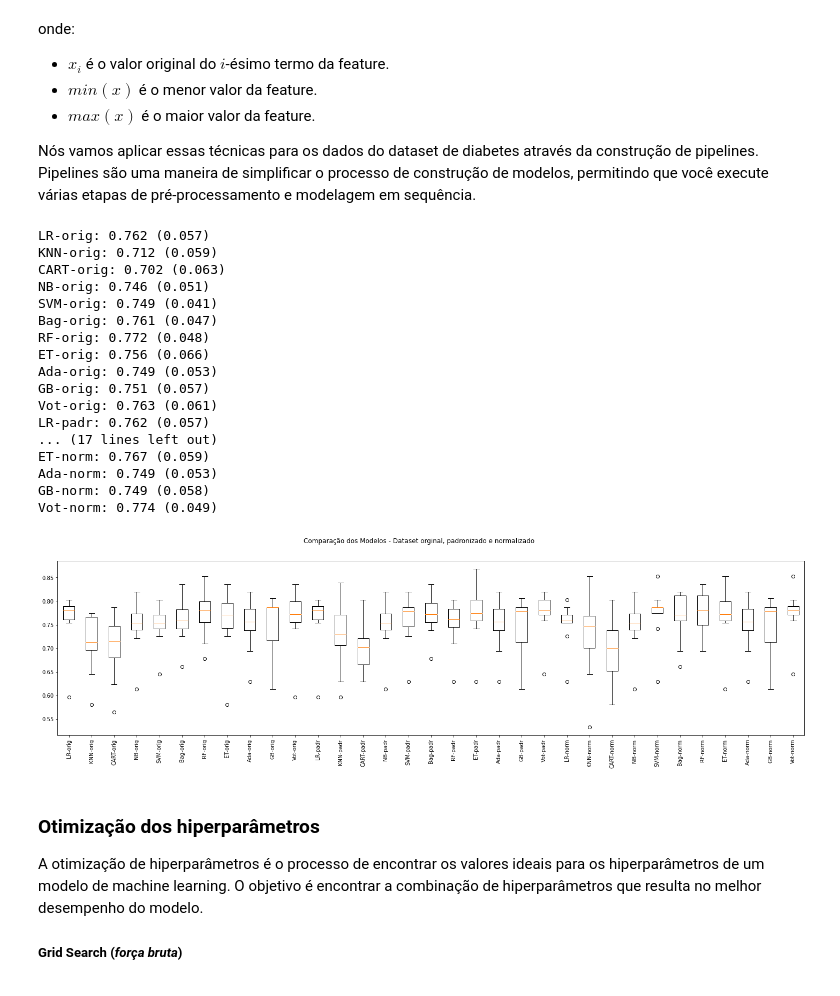
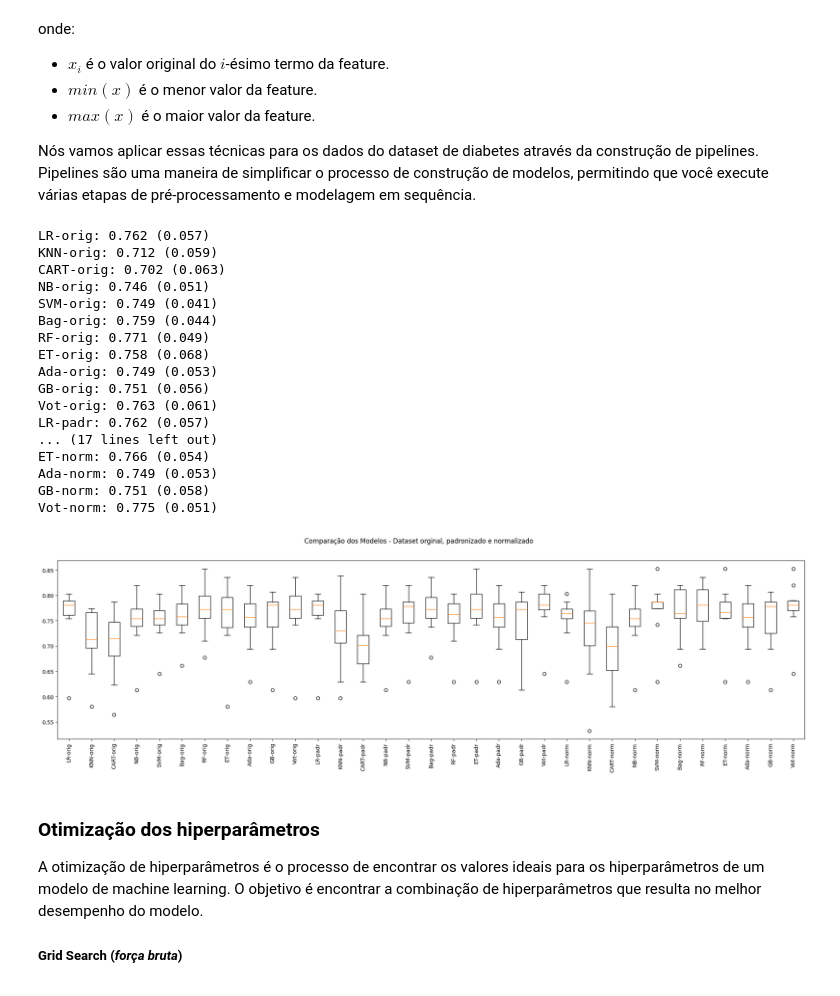
Before and after one commit to dipucriodigital/engenharia-de-software, a Jupyter notebook: mvp-qualidade-seguranca-sistemas-inteligentes/api/MachineLearning/notebooks/Diabetes_Classification.ipynb, the cells around one changed output. Saved outputs shown, nothing was run; the diff lists cells and outputs as text; code cells hidden in the pictures.

```diff
--- a/mvp-qualidade-seguranca-sistemas-inteligentes/api/MachineLearning/notebooks/Diabetes_Classification.ipynb
+++ b/mvp-qualidade-seguranca-sistemas-inteligentes/api/MachineLearning/notebooks/Diabetes_Classification.ipynb
@@ -118,7 +137,7 @@ model3 = SVC()
 bases.append(('svm', model3))
 
 # Criando os ensembles e adicionando-os na lista de modelos
-models.append(('Bagging', BaggingClassifier(base_estimator=base, n_estimators=num_trees)))
+models.append(('Bagging', BaggingClassifier(estimator=base, n_estimators=num_trees)))
 models.append(('RF', RandomForestClassifier(n_estimators=num_trees, max_features=max_features)))
 models.append(('ET', ExtraTreesClassifier(n_estimators=num_trees, max_features=max_features)))
 models.append(('Ada', AdaBoostClassifier(n_estimators=num_trees)))
@@ -210,7 +229,7 @@ knn = ('KNN', KNeighborsClassifier())
 cart = ('CART', DecisionTreeClassifier())
 naive_bayes = ('NB', GaussianNB())
 svm = ('SVM', SVC())
-bagging = ('Bag', BaggingClassifier(base_estimator=base, n_estimators=num_trees))
+bagging = ('Bag', BaggingClassifier(estimator=base, n_estimators=num_trees))
 random_forest = ('RF', RandomForestClassifier(n_estimators=num_trees, max_features=max_features))
 extra_trees = ('ET', ExtraTreesClassifier(n_estimators=num_trees, max_features=max_features))
 adaboost = ('Ada', AdaBoostClassifier(n_estimators=num_trees))
@@ -263,41 +282,41 @@ pipelines.append(('ET-norm', Pipeline([min_max_scaler, extra_trees])))
 pipelines.append(('Ada-norm', Pipeline([min_max_scaler, adaboost])))
 pipelines.append(('GB-norm', Pipeline([min_max_scaler, gradient_boosting])))
 pipelines.append(('Vot-norm', Pipeline([min_max_scaler, voting])))
 
 # Executando os pipelines
 for name, model in pipelines:
     cv_results = cross_val_score(model, X_train, y_train, cv=kfold, scoring=scoring)
     results.append(cv_results)
     names.append(name)
     msg = "%s: %.3f (%.3f)" % (name, cv_results.mean(), cv_results.std()) # formatando para 3 casas decimais
     print(msg)
 
 # Boxplot de comparação dos modelos
 fig = plt.figure(figsize=(25,6))
 fig.suptitle('Comparação dos Modelos - Dataset orginal, padronizado e normalizado')
 ax = fig.add_subplot(111)
 plt.boxplot(results)
 ax.set_xticklabels(names, rotation=90)
 plt.show()
 # %% [output]
 LR-orig: 0.762 (0.057)
 KNN-orig: 0.712 (0.059)
 CART-orig: 0.702 (0.063)
 NB-orig: 0.746 (0.051)
 SVM-orig: 0.749 (0.041)
-Bag-orig: 0.761 (0.047)
-RF-orig: 0.772 (0.048)
-ET-orig: 0.756 (0.066)
+Bag-orig: 0.759 (0.044)
+RF-orig: 0.771 (0.049)
+ET-orig: 0.758 (0.068)
 Ada-orig: 0.749 (0.053)
-GB-orig: 0.751 (0.057)
+GB-orig: 0.751 (0.056)
 Vot-orig: 0.763 (0.061)
 LR-padr: 0.762 (0.057)
 ... (17 lines left out)
-ET-norm: 0.767 (0.059)
+ET-norm: 0.766 (0.054)
 Ada-norm: 0.749 (0.053)
-GB-norm: 0.749 (0.058)
-Vot-norm: 0.774 (0.049)
+GB-norm: 0.751 (0.058)
+Vot-norm: 0.775 (0.051)
-[figure, old version]
+[figure, new version]
 # %% [markdown]
 ### Otimização dos hiperparâmetros
 
```
Also changed, not shown: parts of 9 cells of this notebook, 22 other files.
